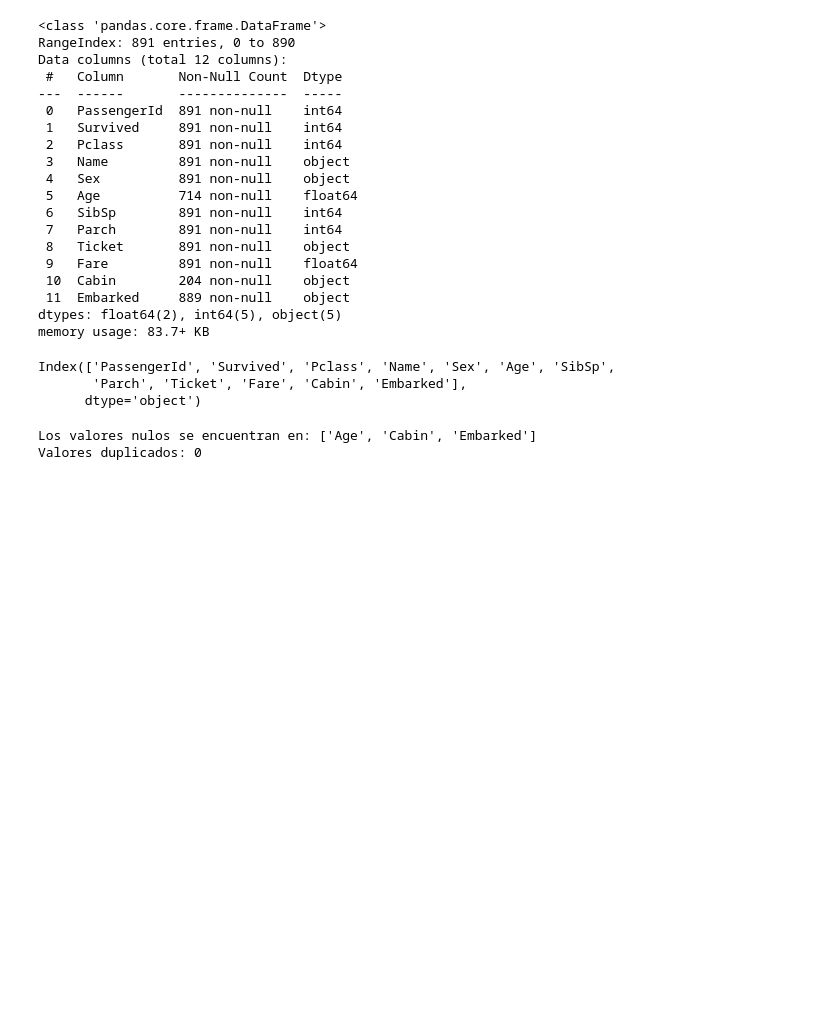
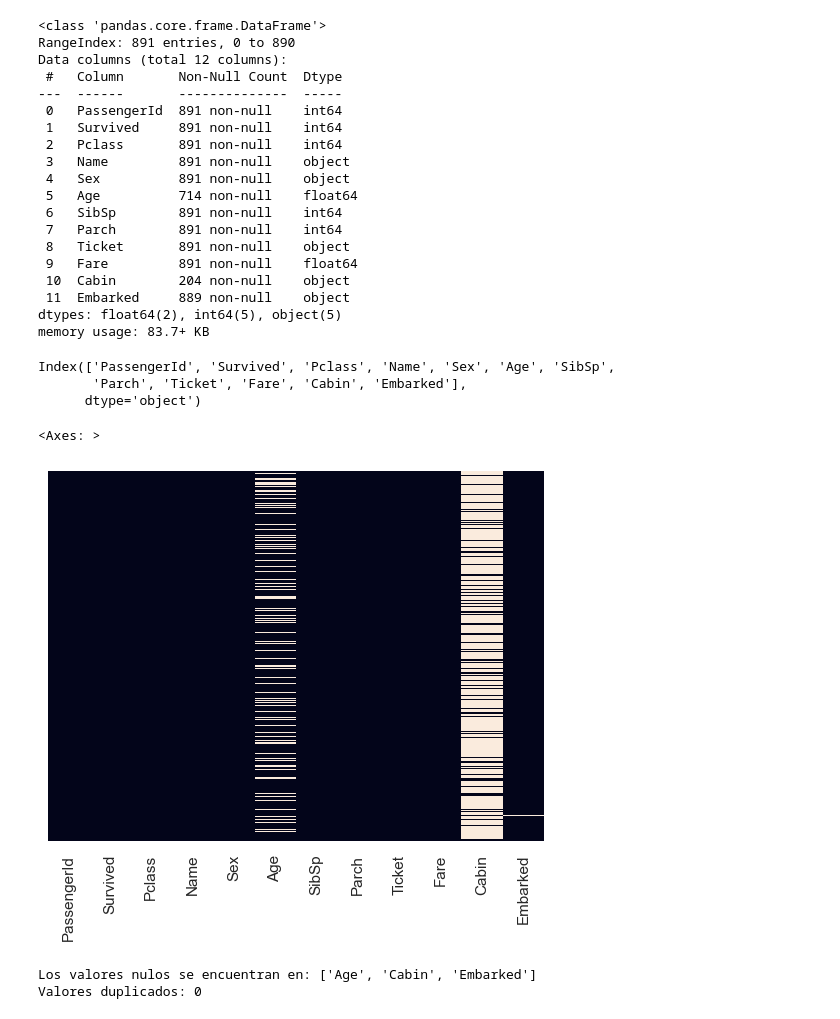
Before and after one commit to JavierMunBall/Titanic, a Jupyter notebook: Ejercicio Titanic Javier Muñoz.ipynb, the cells around one changed output. Saved outputs shown, nothing was run; the diff lists cells and outputs as text; code cells hidden in the pictures; blank space fills up the shorter version.

```diff
--- a/Ejercicio Titanic Javier Muñoz.ipynb
+++ b/Ejercicio Titanic Javier Muñoz.ipynb
@@ -61,6 +61,11 @@ df.columns
 Index(['PassengerId', 'Survived', 'Pclass', 'Name', 'Sex', 'Age', 'SibSp',
        'Parch', 'Ticket', 'Fare', 'Cabin', 'Embarked'],
       dtype='object')
+# %%
+sns.heatmap(df.isnull(), cbar = False, yticklabels=False)
+# %% [output]
+<Axes: >
+[figure, added]
 # %%
 # Vamos a ver los valores nulos y duplicados y a repararlos
 nulos = list(df.isnull().sum(axis=0)[df.isnull().sum(axis=0)>0].index)
```
Also changed, not shown: parts of 7 cells of this notebook.
